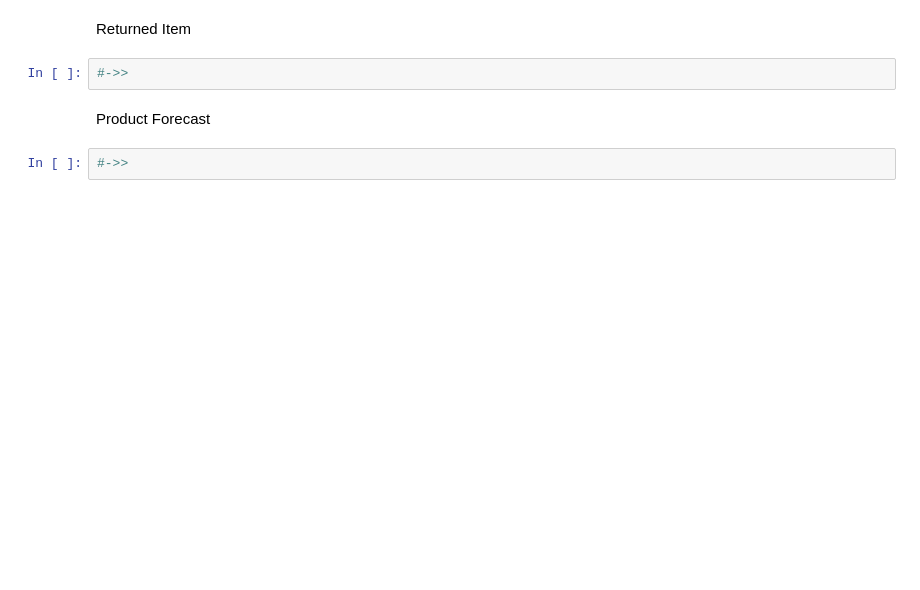
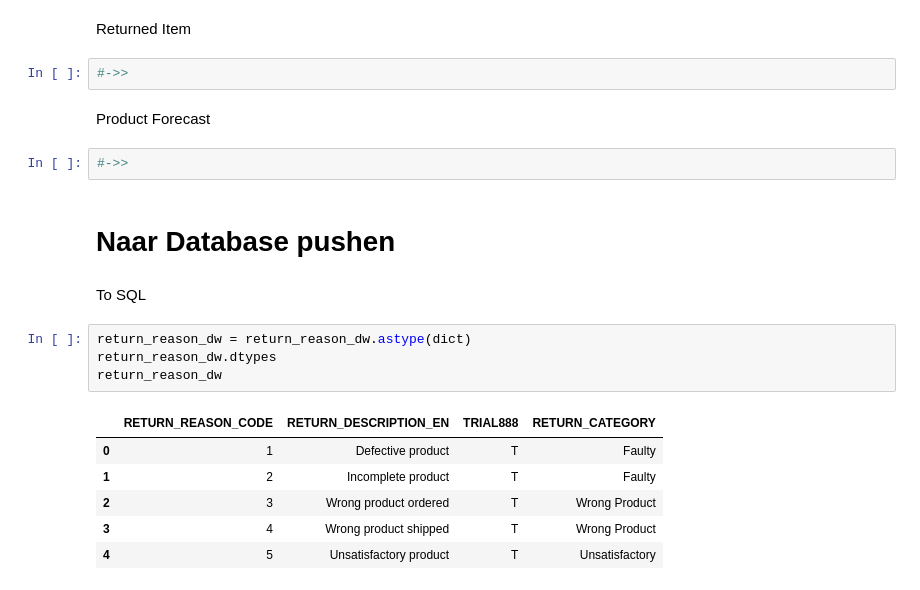
Before and after one commit to OutworldToast/Data-Warehouse, a Jupyter notebook: DataWarehouse.ipynb, the cells around one changed output. Saved outputs shown, nothing was run; the diff lists cells and outputs as text; blank space fills up the shorter version.

```diff
--- a/DataWarehouse.ipynb
+++ b/DataWarehouse.ipynb
@@ -296,3 +359,18 @@ Returned Item
 Product Forecast
 # %%
 #->>
+# %% [markdown]
+# Naar Database pushen
+# %% [markdown]
+To SQL
+# %%
+return_reason_dw = return_reason_dw.astype(dict)
+return_reason_dw.dtypes
+return_reason_dw
+# %% [output]
+|  | RETURN_REASON_CODE | RETURN_DESCRIPTION_EN | TRIAL888 | RETURN_CATEGORY |
+| 0 | 1 | Defective product | T | Faulty |
+| 1 | 2 | Incomplete product | T | Faulty |
+| 2 | 3 | Wrong product ordered | T | Wrong Product |
+| 3 | 4 | Wrong product shipped | T | Wrong Product |
+| 4 | 5 | Unsatisfactory product | T | Unsatisfactory |
```
Also changed, not shown: parts of 14 cells of this notebook, 1 other file.
